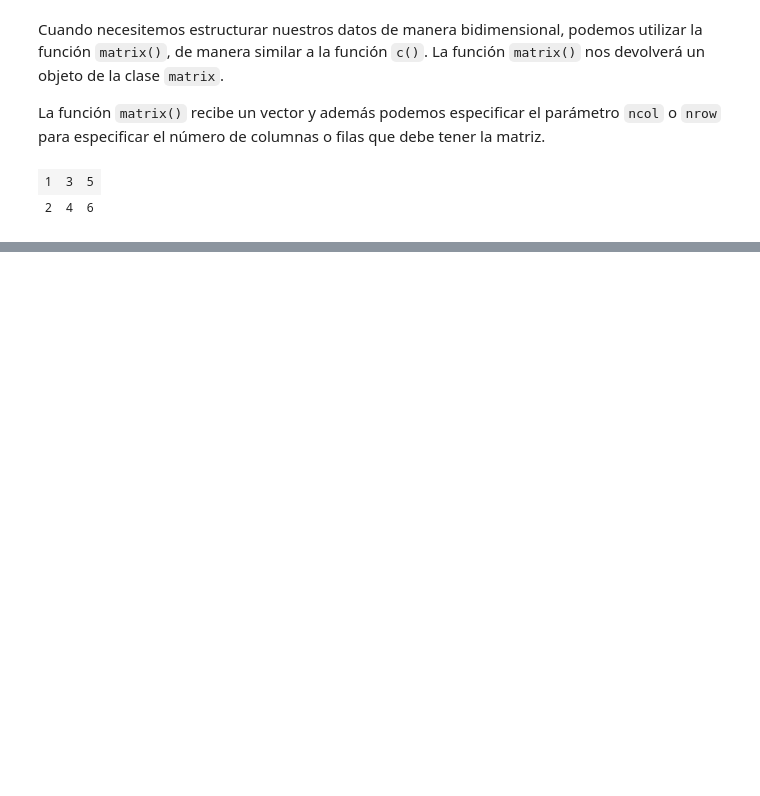
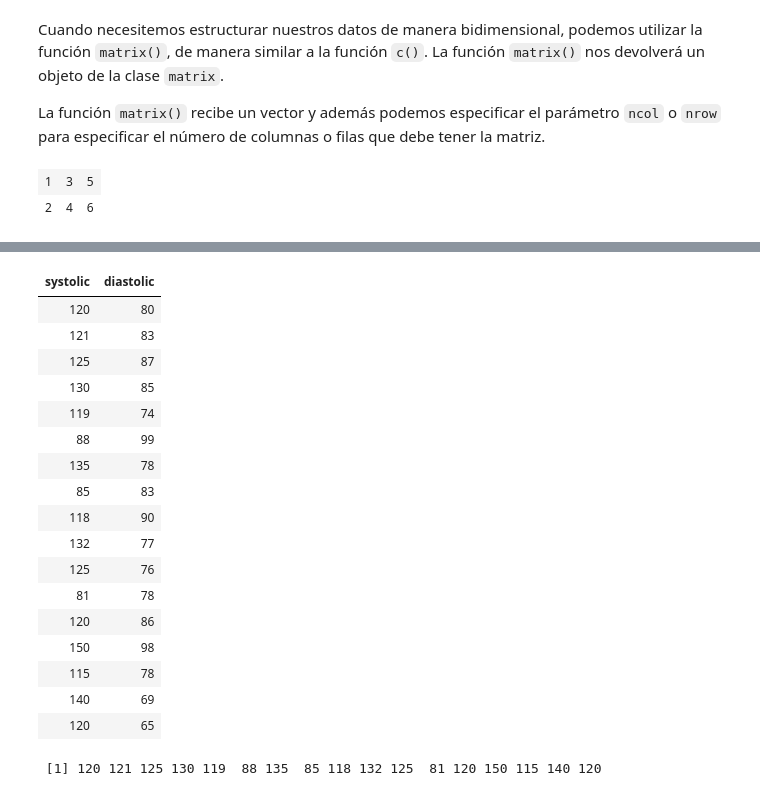
Before and after one commit to fvillena/matbio, a Jupyter notebook: 1-introduction.ipynb, the cells around one changed output, grey strips where cells are left out. Cells and saved outputs as stored; diff of their text form; code cells hidden in the pictures; blank space fills up the shorter version.

```diff
--- a/1-introduction.ipynb
+++ b/1-introduction.ipynb
@@ -269,0 +282,30 @@ unname(new_matrix)
+# %%
+# Creamos un data frame desde los vectores que habíamos creado antes.
+
+blood_pressure = data.frame(systolic = the_vector, diastolic = the_vector_2)
+blood_pressure
+# %% [output]
+| systolic | diastolic |
+| 120 | 80 |
+| 121 | 83 |
+| 125 | 87 |
+| 130 | 85 |
+| 119 | 74 |
+| 88 | 99 |
+| 135 | 78 |
+| 85 | 83 |
+| 118 | 90 |
+| 132 | 77 |
+| 125 | 76 |
+| 81 | 78 |
+| 120 | 86 |
+| 150 | 98 |
+| 115 | 78 |
+| 140 | 69 |
+| 120 | 65 |
+# %%
+# Si queremos obtener sólo los valores de la presión sistólica podemos hacerlo a través del nombre de la columna.
+
+blood_pressure$systolic
+# %% [output]
+ [1] 120 121 125 130 119  88 135  85 118 132 125  81 120 150 115 140 120
```
Also changed, not shown: parts of 62 cells of this notebook.
